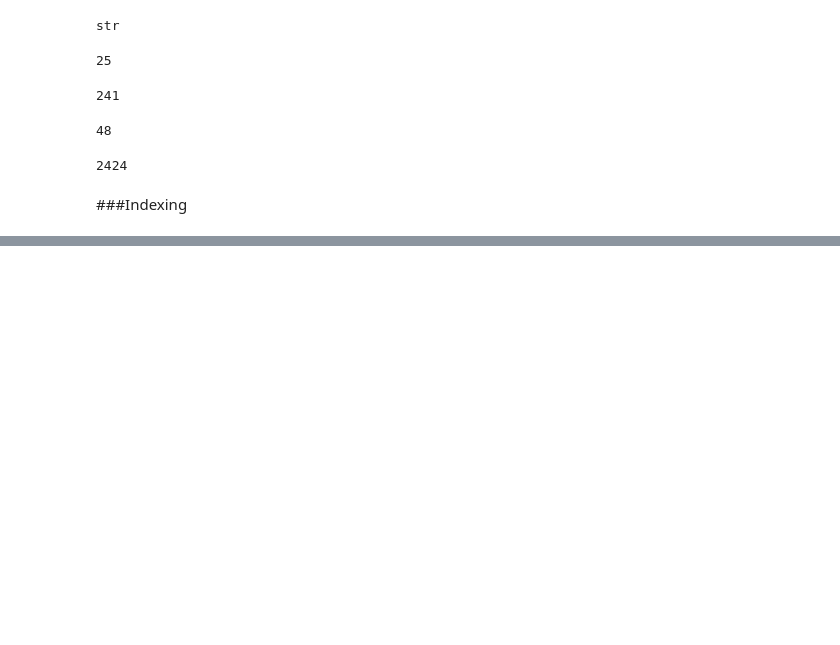
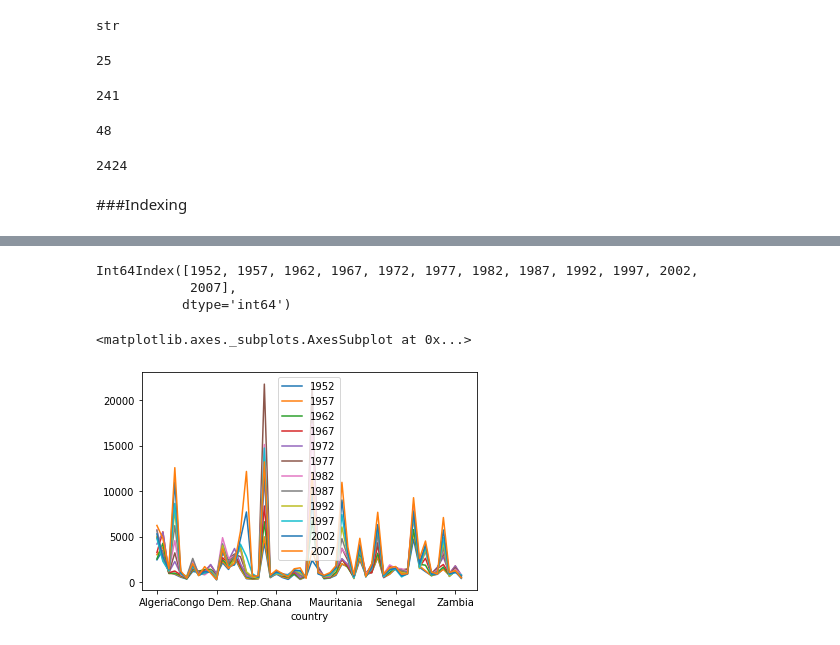
Before and after one commit to dejsmith7/praccomp_2022, a Jupyter notebook: PracComp2022.ipynb, the cells around one changed output, grey strips where cells are left out. Drawn from its saved outputs; the diff is of its cells as text; code cells hidden in the pictures; blank space fills up the shorter version.

```diff
--- a/PracComp2022.ipynb
+++ b/PracComp2022.ipynb
@@ -72,0 +218,2 @@ print(myage_str + myage_str)
+# %%
+data = pd.read_csv('data/gapminder_gdp_africa.csv', index_col= 'country')
@@ -72,0 +240,2 @@ print(myage_str + myage_str)
+# %%
+years = data.columns.str.strip('gdpPercap_')
@@ -72,0 +315,13 @@ print(myage_str + myage_str)
+# %%
+data.columns = years.astype(int)
+# %%
+print(data.columns)
+# %% [output]
+Int64Index([1952, 1957, 1962, 1967, 1972, 1977, 1982, 1987, 1992, 1997, 2002,
+            2007],
+           dtype='int64')
+# %%
+data.plot()
+# %% [output]
+<matplotlib.axes._subplots.AxesSubplot at 0x...>
+[figure, added]
```
Also changed, not shown: parts of 33 cells of this notebook.
